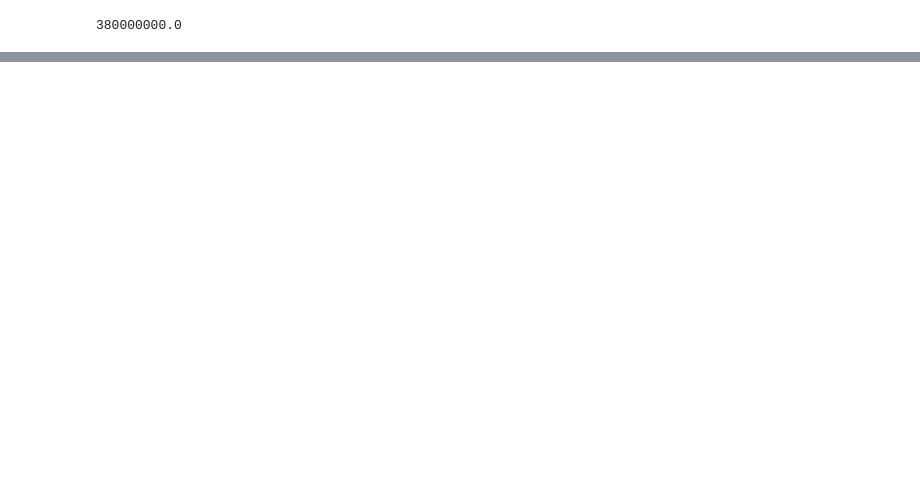
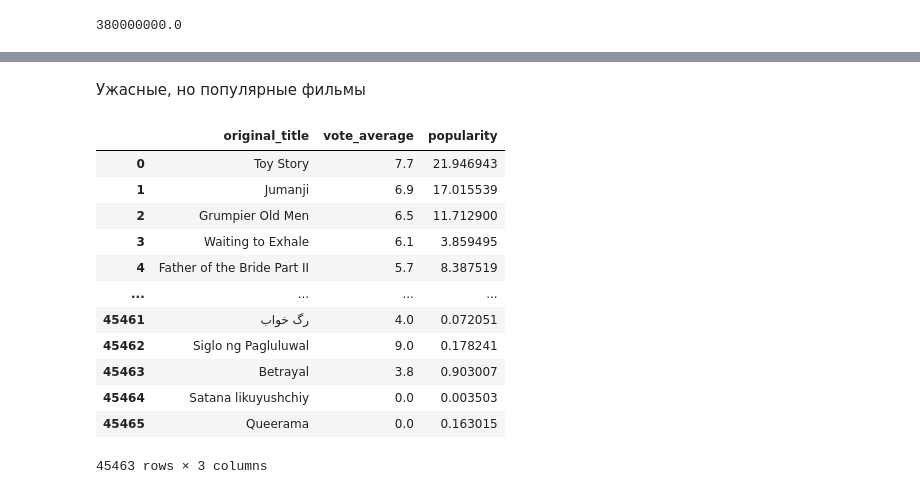
Before and after one commit to BillyYank/SPBGU-Analitics-2021, a Jupyter notebook: homeworks/DariaObukhova/24-11-2021/movies.ipynb, the cells around one changed output, grey strips where cells are left out. Drawn from its saved outputs; the diff is of its cells as text; code cells hidden in the pictures; blank space fills up the shorter version.

```diff
--- a/homeworks/DariaObukhova/24-11-2021/movies.ipynb
+++ b/homeworks/DariaObukhova/24-11-2021/movies.ipynb
@@ -74,0 +107,2 @@ MaxMovieBudget
+# %%
+movies = movies[['original_title','vote_average']]
@@ -74,0 +163,20 @@ MaxMovieBudget
+# %% [markdown]
+Ужасные, но популярные фильмы
+# %%
+movies = movies[['original_title','vote_average', 'popularity']]
+# %%
+movies
+# %% [output]
+|  | original_title | vote_average | popularity |
+| 0 | Toy Story | 7.7 | 21.946943 |
+| 1 | Jumanji | 6.9 | 17.015539 |
+| 2 | Grumpier Old Men | 6.5 | 11.712900 |
+| 3 | Waiting to Exhale | 6.1 | 3.859495 |
+| 4 | Father of the Bride Part II | 5.7 | 8.387519 |
+| ... | ... | ... | ... |
+| 45461 | رگ خواب | 4.0 | 0.072051 |
+| 45462 | Siglo ng Pagluluwal | 9.0 | 0.178241 |
+| 45463 | Betrayal | 3.8 | 0.903007 |
+| 45464 | Satana likuyushchiy | 0.0 | 0.003503 |
+| 45465 | Queerama | 0.0 | 0.163015 |
+45463 rows × 3 columns
```
Also changed, not shown: parts of 19 cells of this notebook.
